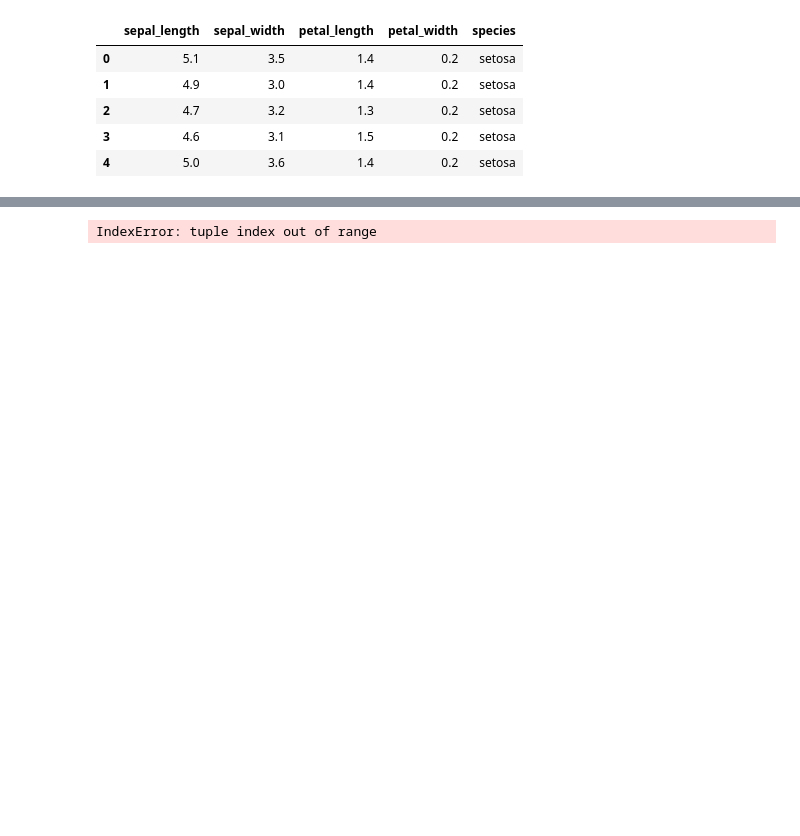
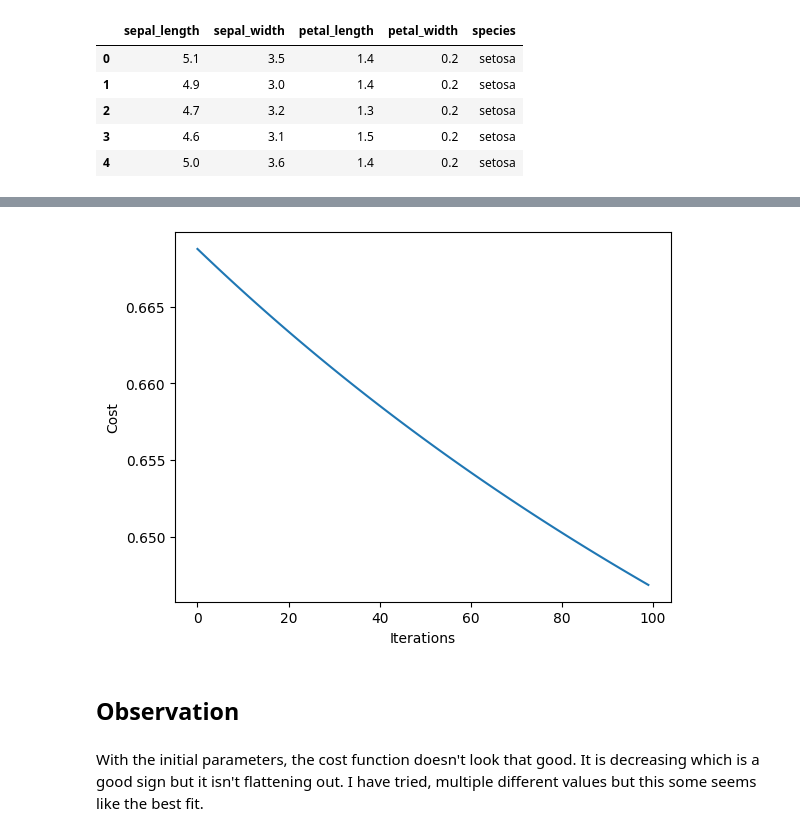
Before and after one commit to syedsajjadaskari/Deep-Learing, a Jupyter notebook: LabAssignment/Multi layer perceptron.ipynb, the cells around one changed output, grey strips where cells are left out. Saved outputs shown, nothing was run; the diff lists cells and outputs as text; code cells hidden in the pictures; blank space fills up the shorter version.

```diff
--- a/LabAssignment/Multi layer perceptron.ipynb
+++ b/LabAssignment/Multi layer perceptron.ipynb
@@ -124,0 +224,4 @@ y = np.array([
+# %%
+mlp = MLP(100,0.01,2,2,1)
+# %%
+mlp.fit()
@@ -125 +252,9 @@ y = np.array([
+# %%
+mlp.predict()
+# %% [output]
+[figure, added]
+# %% [markdown]
+## Observation
+# %% [markdown]
+With the initial parameters, the cost function doesn't look that good. It is decreasing which is a good sign but it isn't flattening out. I have tried, multiple different values but this some seems like the best fit.
 # %%
@@ -165,8 +300,3 @@ class Perceptron:
 
             self.w1 -= self.lr*np.dot(self.x.T,delta_w1)    #(3x4)
             self.w2 -= self.lr*np.dot(a0.T,delta_w2)        #(4x1)
-# %%
-nn = Perceptron(train=X, hidden=4, outputs=1, target=y, lr=0.1, iters=30000)
-nn.fit()
-# %% [output]
-IndexError: tuple index out of range
```
Also changed, not shown: parts of 16 cells of this notebook.
